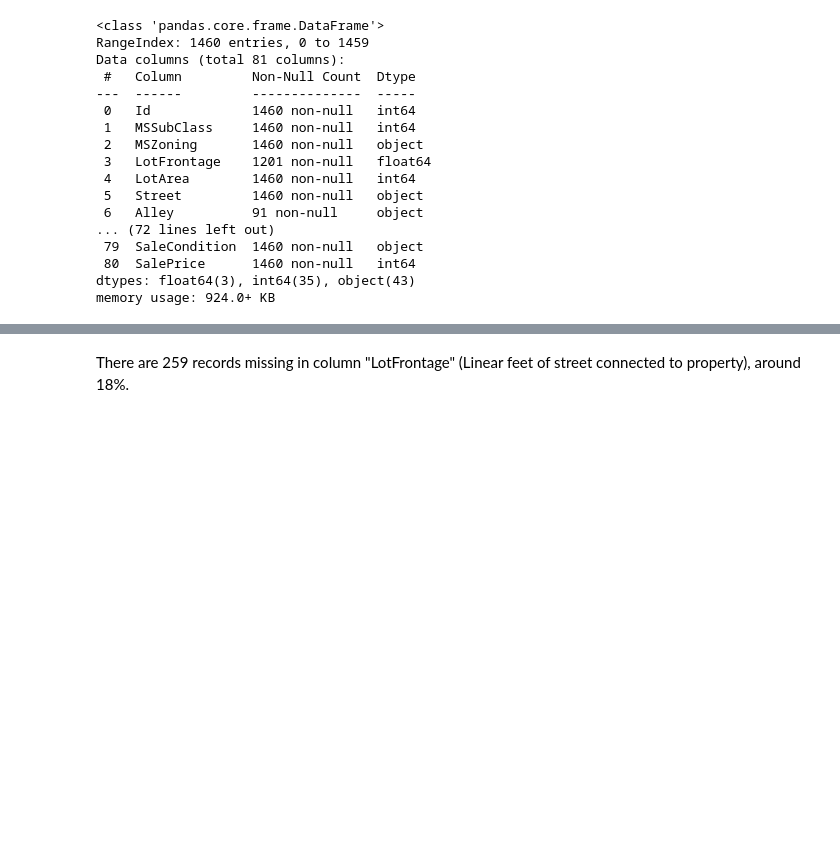
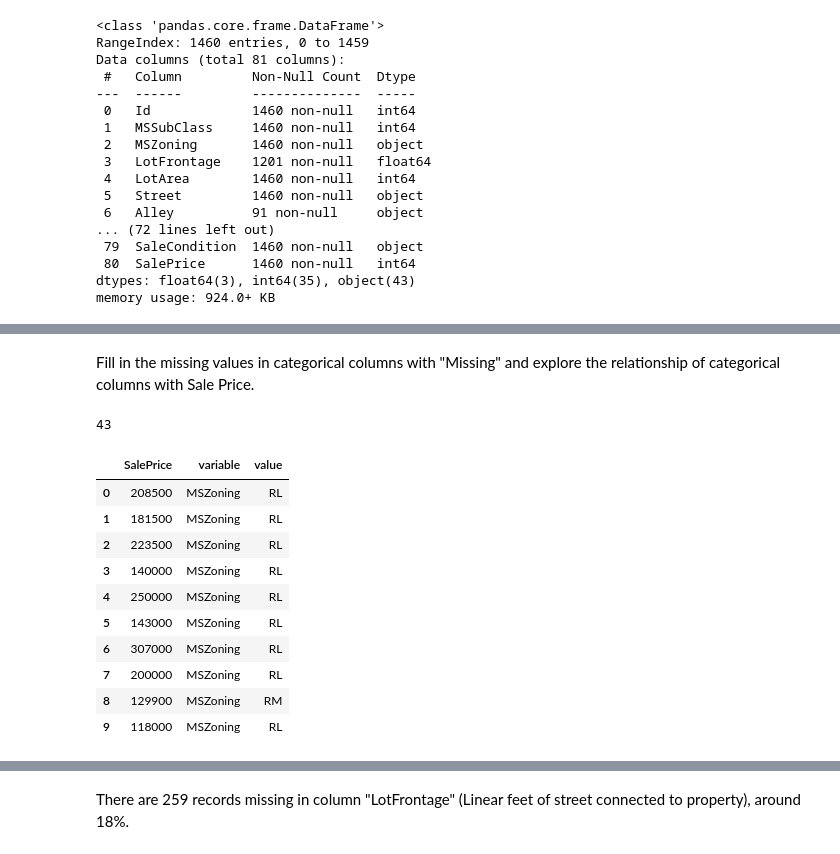
Before and after one commit to E-tech-coder/House_prices_prediction, a Jupyter notebook: copy_House_Prices.ipynb, the cells around one changed output, grey strips where cells are left out. Cells and saved outputs as stored; diff of their text form; code cells hidden in the pictures; blank space fills up the shorter version.

```diff
--- a/copy_House_Prices.ipynb
+++ b/copy_House_Prices.ipynb
@@ -140,0 +163,6 @@ train = train.drop(columns = ["Fence", "PoolQC", "MiscFeature", "Alley", "MasVnr
+# %% [markdown]
+Fill in the missing values in categorical columns with "Missing" and explore the relationship of categorical columns with Sale Price.
+# %%
+len(['MSZoning', 'Street', 'Alley', 'LotShape', 'LandContour', 'Utilities', 'LotConfig', 'LandSlope', 'Neighborhood', 'Condition1', 'Condition2', 'BldgType', 'HouseStyle', 'RoofStyle', 'RoofMatl', 'Exterior1st', 'Exterior2nd', 'MasVnrType', 'ExterQual', 'ExterCond', 'Foundation', 'BsmtQual', 'BsmtCond', 'BsmtExposure', 'BsmtFinType1', 'BsmtFinType2', 'Heating', 'HeatingQC', 'CentralAir', 'Electrical', 'KitchenQual', 'Functional', 'FireplaceQu', 'GarageType', 'GarageFinish', 'GarageQual', 'GarageCond', 'PavedDrive', 'PoolQC', 'Fence', 'MiscFeature', 'SaleType', 'SaleCondition'])
+# %% [output]
+43
@@ -140,0 +175,15 @@ train = train.drop(columns = ["Fence", "PoolQC", "MiscFeature", "Alley", "MasVnr
+# %%
+melted = pd.melt(train, id_vars="SalePrice", value_vars=cat_columns)
+melted.head(10)
+# %% [output]
+|  | SalePrice | variable | value |
+| 0 | 208500 | MSZoning | RL |
+| 1 | 181500 | MSZoning | RL |
+| 2 | 223500 | MSZoning | RL |
+| 3 | 140000 | MSZoning | RL |
+| 4 | 250000 | MSZoning | RL |
+| 5 | 143000 | MSZoning | RL |
+| 6 | 307000 | MSZoning | RL |
+| 7 | 200000 | MSZoning | RL |
+| 8 | 129900 | MSZoning | RM |
+| 9 | 118000 | MSZoning | RL |
```
Also changed, not shown: parts of 13 cells of this notebook.
